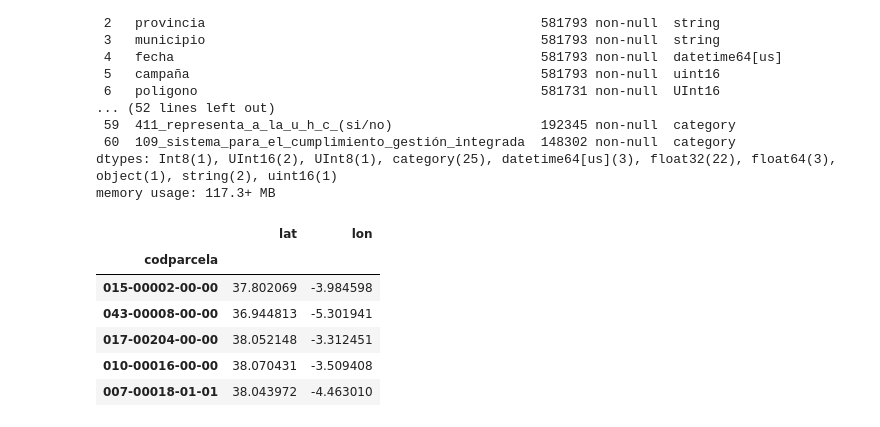
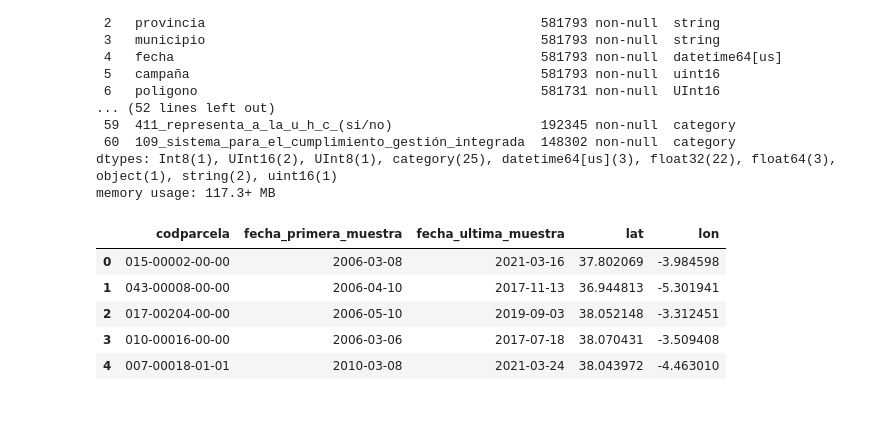
Before and after one commit to Zrive/zrive-ds-4q23-olive, a Jupyter notebook: notebooks/subset_dataset.ipynb, the cells around one changed output. Drawn from its saved outputs; the diff is of its cells as text; code cells hidden in the pictures.

```diff
--- a/notebooks/subset_dataset.ipynb
+++ b/notebooks/subset_dataset.ipynb
@@ -36,16 +36,15 @@ dtypes: Int8(1), UInt16(2), UInt8(1), category(25), datetime64[us](3), float32(2
 memory usage: 117.3+ MB
 # %%
 parcela_filename = "parcelas_download.txt"
-df_parcelas = pd.read_csv(f"{data_folder}/{parcela_filename}", sep="\t", index_col=0, usecols=["codparcela", "lat", "lon"])
+df_parcelas = pd.read_csv(f"{data_folder}/{parcela_filename}", sep="\t", usecols=["codparcela", "lat", "lon", "fecha_primera_muestra", "fecha_ultima_muestra"])
 df_parcelas.head()
 # %% [output]
-|  | lat | lon |
-| codparcela |  |  |
-| 015-00002-00-00 | 37.802069 | -3.984598 |
-| 043-00008-00-00 | 36.944813 | -5.301941 |
-| 017-00204-00-00 | 38.052148 | -3.312451 |
-| 010-00016-00-00 | 38.070431 | -3.509408 |
-| 007-00018-01-01 | 38.043972 | -4.463010 |
+|  | codparcela | fecha_primera_muestra | fecha_ultima_muestra | lat | lon |
+| 0 | 015-00002-00-00 | 2006-03-08 | 2021-03-16 | 37.802069 | -3.984598 |
+| 1 | 043-00008-00-00 | 2006-04-10 | 2017-11-13 | 36.944813 | -5.301941 |
+| 2 | 017-00204-00-00 | 2006-05-10 | 2019-09-03 | 38.052148 | -3.312451 |
+| 3 | 010-00016-00-00 | 2006-03-06 | 2017-07-18 | 38.070431 | -3.509408 |
+| 4 | 007-00018-01-01 | 2010-03-08 | 2021-03-24 | 38.043972 | -4.463010 |
 # %%
 #df_samples  = pd.merge(df_samples, df_parcelas, on='codparcela', how='left')
 df_samples.head()
```
Also changed, not shown: parts of 13 cells of this notebook, 2 other files.
